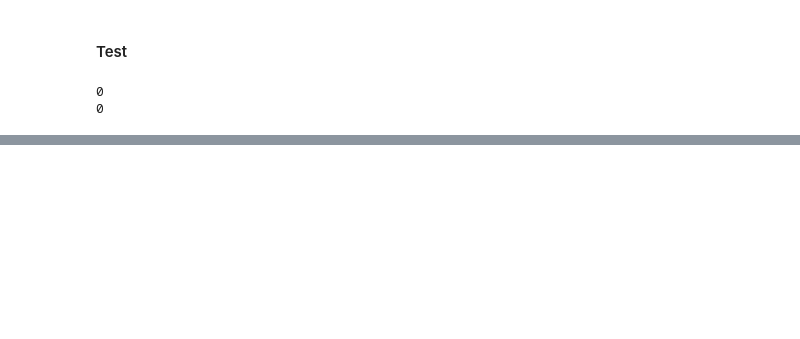
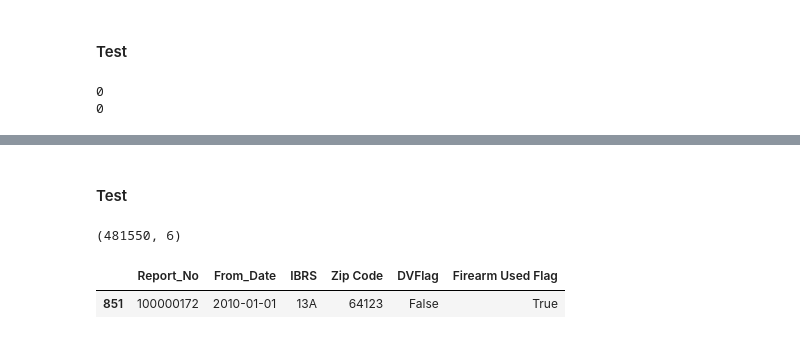
Before and after one commit to sjhaluck/KCMO-Property-and-Crime, a Jupyter notebook: KC_property_crime.ipynb, the cells around one changed output, grey strips where cells are left out. Saved outputs shown, nothing was run; the diff lists cells and outputs as text; code cells hidden in the pictures; blank space fills up the shorter version.

Commit message:
feat: remove data redundancy, complete data cleaning, store clean data in master CSV files

```diff
--- a/KC_property_crime.ipynb
+++ b/KC_property_crime.ipynb
@@ -535,3 +533,10 @@ valid_zips = [64108,64125,64120,64124,64138,64151,64123,64114,64157,64118,64147,
+# %%
+# create a list of valid values for zip code in Kansas City, Missouri
+valid_zips = [64101, 64102, 64105, 64106, 64108, 64109, 64110, 64111, 64112, 64113,
+              64114, 64117, 64118, 64120, 64123, 64124, 64125, 64126, 64127, 64128,
+              64129, 64130, 64131, 64132, 64133, 64134, 64136, 64137, 64138, 64139,
+              64145, 64146, 64147, 64149, 64151, 64152, 64153, 64154, 64155, 64156,
+              64157, 64158, 64161, 64163, 64164, 64165, 64166, 64167]
 # %%
 # define a function to identify valid KCMO zip codes and ignore the rest
 def clean_zip(zip_code):
@@ -740,0 +719,3 @@ violations.groupby(['Violation Entry Date','Zip Code']).count()
+# %%
+# store the IBRS variable as a category type
+crimes_clean['IBRS'] = crimes_clean['IBRS'].astype('category')
@@ -740,0 +744,16 @@ violations.groupby(['Violation Entry Date','Zip Code']).count()
+# %%
+# drop crimes with a duplicate report number (to cover every person involved in the crime)
+crimes_clean.drop_duplicates(subset='Report_No', inplace=True)
+# %% [markdown]
+#### Test
+# %%
+# investigate new shape of the dataframe
+crimes_clean.shape
+# %% [output]
+(481550, 6)
+# %%
+# check a report number that previously had 4 entries
+crimes_clean.query('Report_No == "100000172"')
+# %% [output]
+|  | Report_No | From_Date | IBRS | Zip Code | DVFlag | Firearm Used Flag |
+| 851 | 100000172 | 2010-01-01 | 13A | 64123 | False | True |
```
Also changed, not shown: parts of 41 cells of this notebook, 3 other files.
